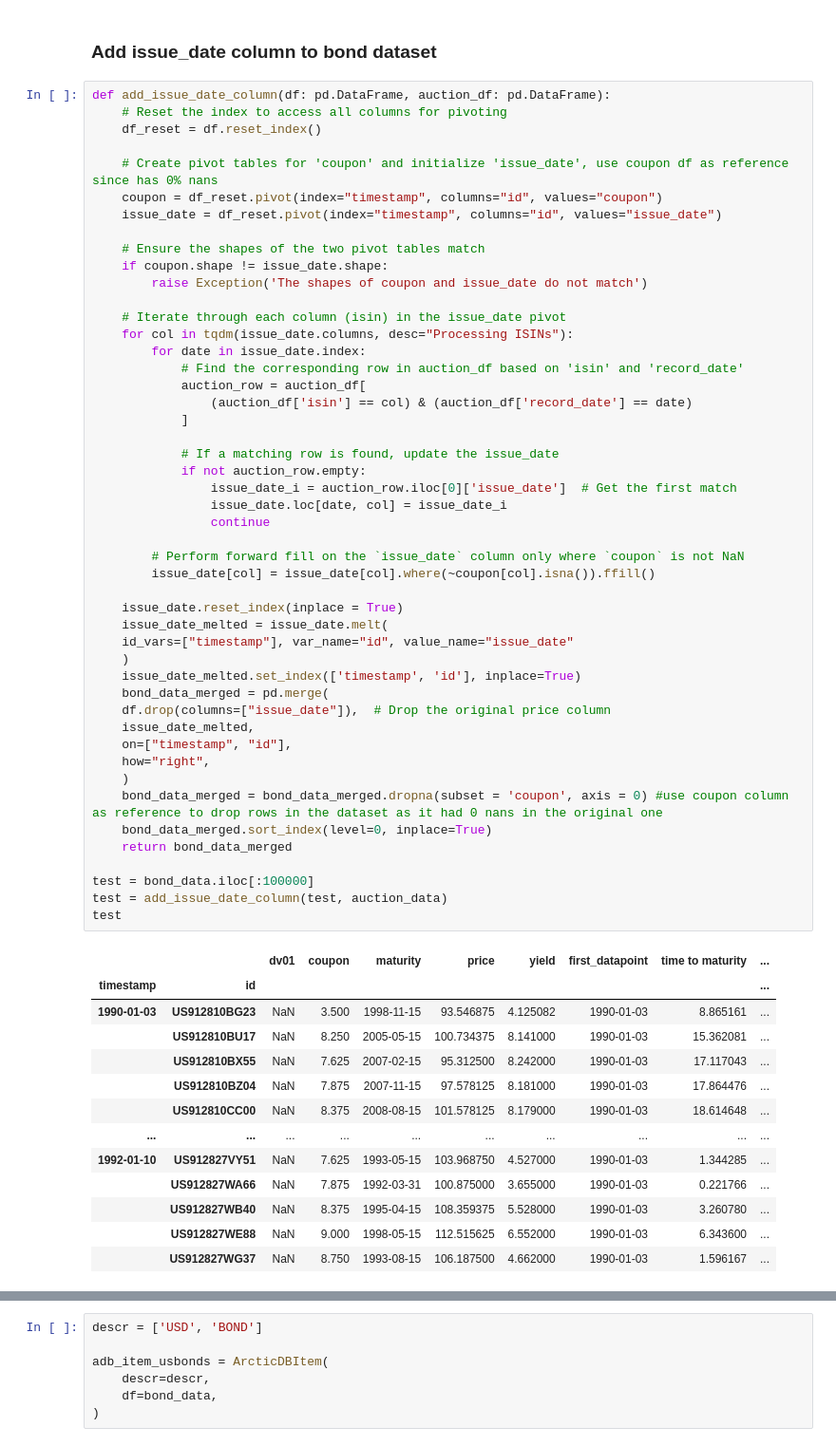
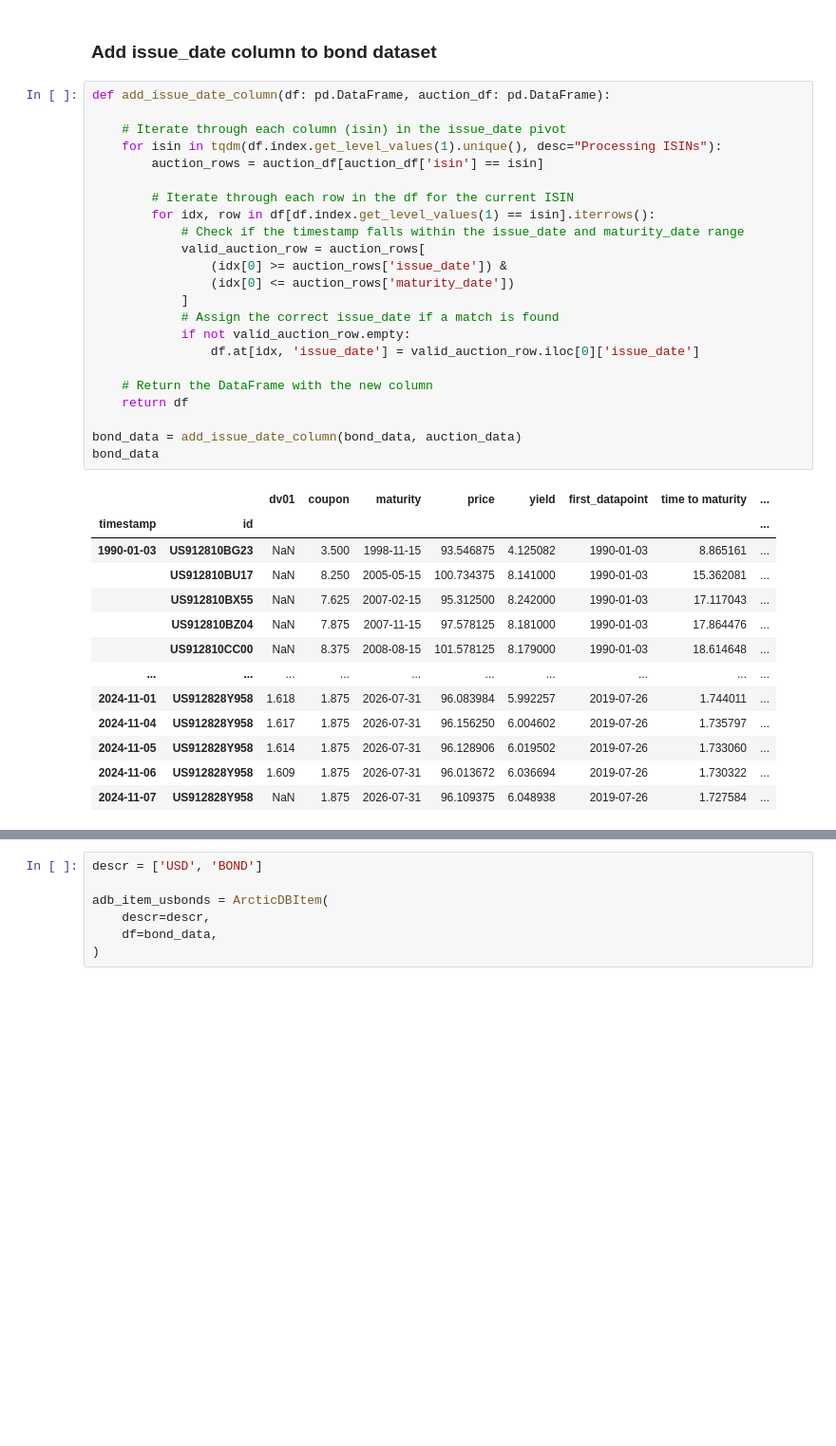
Before and after one commit to vittoriomanfriani/Fundamental-Factor-Model-for-Rates, a Jupyter notebook: data_processing.ipynb, the cells around one changed output, grey strips where cells are left out. Shown at 95% size. Cells and saved outputs as stored; diff of their text form; blank space fills up the shorter version.

Commit message:
fixed add add_issue_date_columns function

```diff
--- a/data_processing.ipynb
+++ b/data_processing.ipynb
@@ -795,63 +795,38 @@ auction_data.head()
 ### Add issue_date column to bond dataset
 # %%
 def add_issue_date_column(df: pd.DataFrame, auction_df: pd.DataFrame):
-    # Reset the index to access all columns for pivoting
-    df_reset = df.reset_index()
-
-    # Create pivot tables for 'coupon' and initialize 'issue_date', use coupon df as reference since has 0% nans
-    coupon = df_reset.pivot(index="timestamp", columns="id", values="coupon")
-    issue_date = df_reset.pivot(index="timestamp", columns="id", values="issue_date")
-
-    # Ensure the shapes of the two pivot tables match
-    if coupon.shape != issue_date.shape:
-        raise Exception('The shapes of coupon and issue_date do not match')
 
     # Iterate through each column (isin) in the issue_date pivot
-    for col in tqdm(issue_date.columns, desc="Processing ISINs"):
-        for date in issue_date.index:
-            # Find the corresponding row in auction_df based on 'isin' and 'record_date'
-            auction_row = auction_df[
-                (auction_df['isin'] == col) & (auction_df['record_date'] == date)
+    for isin in tqdm(df.index.get_level_values(1).unique(), desc="Processing ISINs"):
+        auction_rows = auction_df[auction_df['isin'] == isin]
+
+        # Iterate through each row in the df for the current ISIN
+        for idx, row in df[df.index.get_level_values(1) == isin].iterrows():
+            # Check if the timestamp falls within the issue_date and maturity_date range
+            valid_auction_row = auction_rows[
+                (idx[0] >= auction_rows['issue_date']) &
+                (idx[0] <= auction_rows['maturity_date'])
             ]
+            # Assign the correct issue_date if a match is found
+            if not valid_auction_row.empty:
+                df.at[idx, 'issue_date'] = valid_auction_row.iloc[0]['issue_date']
 
-            # If a matching row is found, update the issue_date
-            if not auction_row.empty:
-                issue_date_i = auction_row.iloc[0]['issue_date']  # Get the first match
-                issue_date.loc[date, col] = issue_date_i
-                continue
+    # Return the DataFrame with the new column
+    return df
 
-        # Perform forward fill on the `issue_date` column only where `coupon` is not NaN
-        issue_date[col] = issue_date[col].where(~coupon[col].isna()).ffill()
-
-    issue_date.reset_index(inplace = True)
-    issue_date_melted = issue_date.melt(
-    id_vars=["timestamp"], var_name="id", value_name="issue_date"
-    )
-    issue_date_melted.set_index(['timestamp', 'id'], inplace=True)
-    bond_data_merged = pd.merge(
-    df.drop(columns=["issue_date"]),  # Drop the original price column
-    issue_date_melted,
-    on=["timestamp", "id"],
-    how="right",
-    )
-    bond_data_merged = bond_data_merged.dropna(subset = 'coupon', axis = 0) #use coupon column as reference to drop rows in the dataset as it had 0 nans in the original one
-    bond_data_merged.sort_index(level=0, inplace=True)
-    return bond_data_merged
-
-test = bond_data.iloc[:100000]
-test = add_issue_date_column(test, auction_data)
-test
+bond_data = add_issue_date_column(bond_data, auction_data)
+bond_data
 # %% [output]
 |  |  | dv01 | coupon | maturity | price | yield | first_datapoint | time to maturity | ... |
 | timestamp | id |  |  |  |  |  |  |  | ... |
 | 1990-01-03 | US912810BG23 | NaN | 3.500 | 1998-11-15 | 93.546875 | 4.125082 | 1990-01-03 | 8.865161 | ... |
 |  | US912810BU17 | NaN | 8.250 | 2005-05-15 | 100.734375 | 8.141000 | 1990-01-03 | 15.362081 | ... |
 |  | US912810BX55 | NaN | 7.625 | 2007-02-15 | 95.312500 | 8.242000 | 1990-01-03 | 17.117043 | ... |
 |  | US912810BZ04 | NaN | 7.875 | 2007-11-15 | 97.578125 | 8.181000 | 1990-01-03 | 17.864476 | ... |
 |  | US912810CC00 | NaN | 8.375 | 2008-08-15 | 101.578125 | 8.179000 | 1990-01-03 | 18.614648 | ... |
 | ... | ... | ... | ... | ... | ... | ... | ... | ... | ... |
-| 1992-01-10 | US912827VY51 | NaN | 7.625 | 1993-05-15 | 103.968750 | 4.527000 | 1990-01-03 | 1.344285 | ... |
-|  | US912827WA66 | NaN | 7.875 | 1992-03-31 | 100.875000 | 3.655000 | 1990-01-03 | 0.221766 | ... |
-|  | US912827WB40 | NaN | 8.375 | 1995-04-15 | 108.359375 | 5.528000 | 1990-01-03 | 3.260780 | ... |
-|  | US912827WE88 | NaN | 9.000 | 1998-05-15 | 112.515625 | 6.552000 | 1990-01-03 | 6.343600 | ... |
-|  | US912827WG37 | NaN | 8.750 | 1993-08-15 | 106.187500 | 4.662000 | 1990-01-03 | 1.596167 | ... |
+| 2024-11-01 | US912828Y958 | 1.618 | 1.875 | 2026-07-31 | 96.083984 | 5.992257 | 2019-07-26 | 1.744011 | ... |
+| 2024-11-04 | US912828Y958 | 1.617 | 1.875 | 2026-07-31 | 96.156250 | 6.004602 | 2019-07-26 | 1.735797 | ... |
+| 2024-11-05 | US912828Y958 | 1.614 | 1.875 | 2026-07-31 | 96.128906 | 6.019502 | 2019-07-26 | 1.733060 | ... |
+| 2024-11-06 | US912828Y958 | 1.609 | 1.875 | 2026-07-31 | 96.013672 | 6.036694 | 2019-07-26 | 1.730322 | ... |
+| 2024-11-07 | US912828Y958 | NaN | 1.875 | 2026-07-31 | 96.109375 | 6.048938 | 2019-07-26 | 1.727584 | ... |
```
Also changed, not shown: parts of 7 cells of this notebook.
